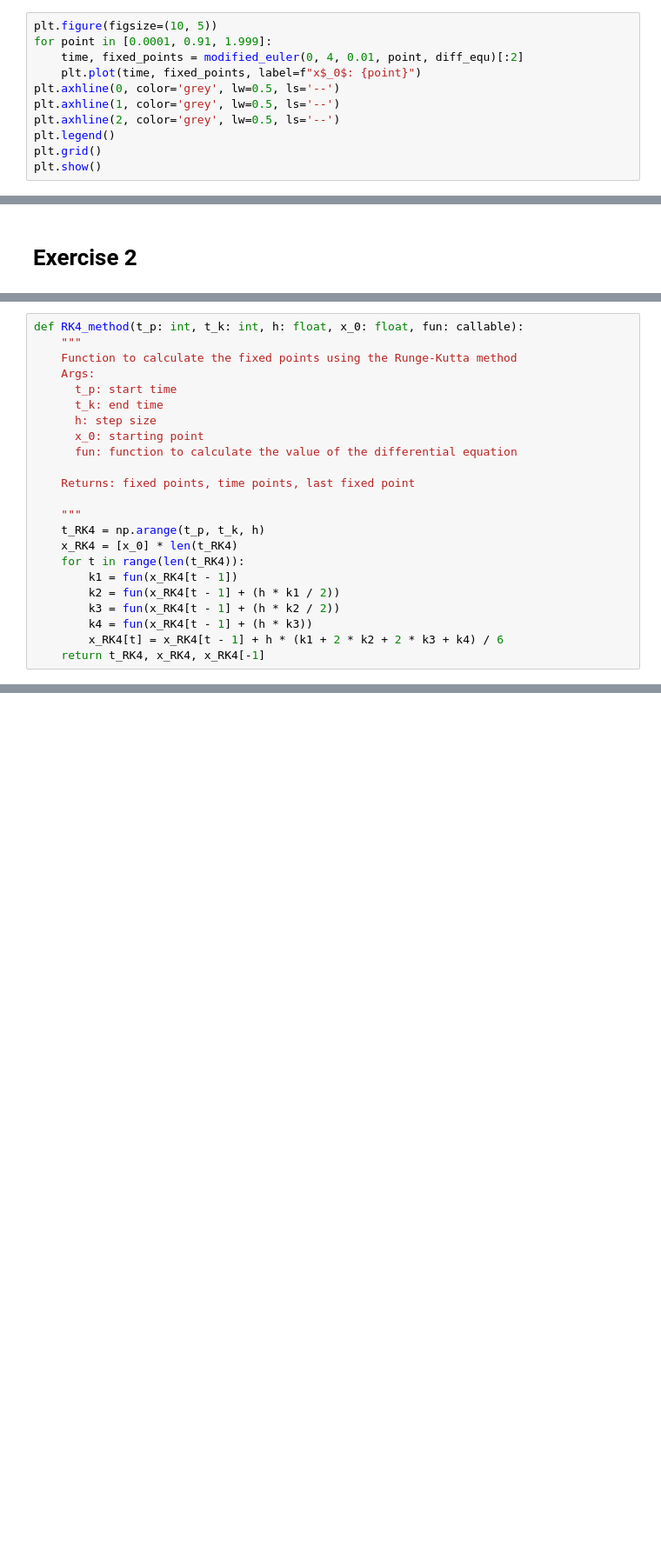
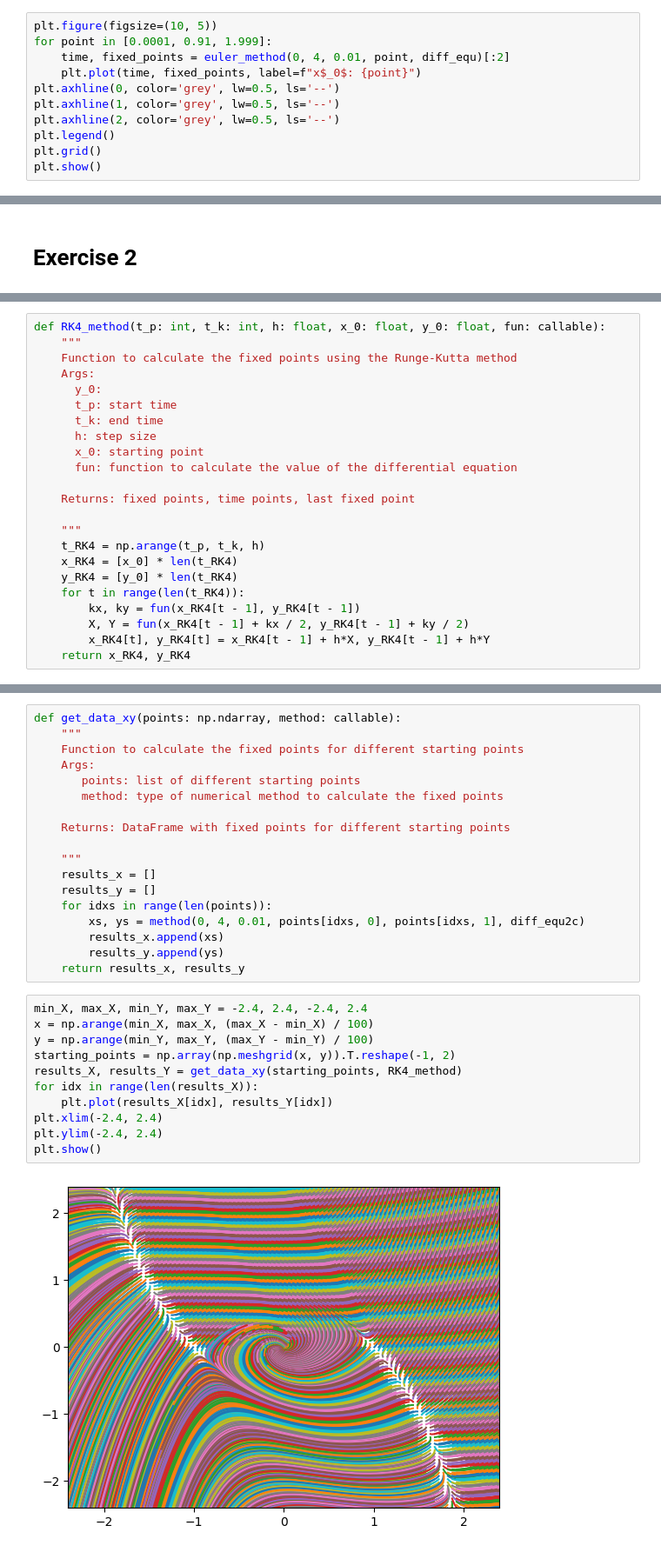
Before and after one commit to NajdekMonika/CS, a Jupyter notebook: lab1.ipynb, the cells around one changed output, grey strips where cells are left out. Shown at 87% size. Drawn from its saved outputs; the diff is of its cells as text; blank space fills up the shorter version.

```diff
--- a/lab1.ipynb
+++ b/lab1.ipynb
@@ -122,7 +84,7 @@ get_data([-0.000001, 0.991, 1.999999], modified_euler)
 # %%
 plt.figure(figsize=(10, 5))
 for point in [0.0001, 0.91, 1.999]:
-    time, fixed_points = modified_euler(0, 4, 0.01, point, diff_equ)[:2]
+    time, fixed_points = euler_method(0, 4, 0.01, point, diff_equ)[:2]
     plt.plot(time, fixed_points, label=f"x$_0$: {point}")
 plt.axhline(0, color='grey', lw=0.5, ls='--')
 plt.axhline(1, color='grey', lw=0.5, ls='--')
@@ -139,8 +124,9 @@ Stability analysis: x* = 1.0 is a stable point, x* = 0.0 and x* = 2.0 are unstab
 # %%
-def RK4_method(t_p: int, t_k: int, h: float, x_0: float, fun: callable):
+def RK4_method(t_p: int, t_k: int, h: float, x_0: float, y_0: float, fun: callable):
     """
     Function to calculate the fixed points using the Runge-Kutta method
     Args:
+      y_0:
       t_p: start time
       t_k: end time
       h: step size
@@ -152,10 +138,9 @@ def RK4_method(t_p: int, t_k: int, h: float, x_0: float, fun: callable):
     """
     t_RK4 = np.arange(t_p, t_k, h)
     x_RK4 = [x_0] * len(t_RK4)
+    y_RK4 = [y_0] * len(t_RK4)
     for t in range(len(t_RK4)):
-        k1 = fun(x_RK4[t - 1])
-        k2 = fun(x_RK4[t - 1] + (h * k1 / 2))
-        k3 = fun(x_RK4[t - 1] + (h * k2 / 2))
-        k4 = fun(x_RK4[t - 1] + (h * k3))
-        x_RK4[t] = x_RK4[t - 1] + h * (k1 + 2 * k2 + 2 * k3 + k4) / 6
-    return t_RK4, x_RK4, x_RK4[-1]
+        kx, ky = fun(x_RK4[t - 1], y_RK4[t - 1])
+        X, Y = fun(x_RK4[t - 1] + kx / 2, y_RK4[t - 1] + ky / 2)
+        x_RK4[t], y_RK4[t] = x_RK4[t - 1] + h*X, y_RK4[t - 1] + h*Y
+    return x_RK4, y_RK4
@@ -181,0 +156,31 @@ RK4_method(0, 4, 0.1, 1.4, diff_equ)[1]
+# %%
+def get_data_xy(points: np.ndarray, method: callable):
+    """
+    Function to calculate the fixed points for different starting points
+    Args:
+       points: list of different starting points
+       method: type of numerical method to calculate the fixed points
+
+    Returns: DataFrame with fixed points for different starting points
+
+    """
+    results_x = []
+    results_y = []
+    for idxs in range(len(points)):
+        xs, ys = method(0, 4, 0.01, points[idxs, 0], points[idxs, 1], diff_equ2c)
+        results_x.append(xs)
+        results_y.append(ys)
+    return results_x, results_y
+# %%
+min_X, max_X, min_Y, max_Y = -2.4, 2.4, -2.4, 2.4
+x = np.arange(min_X, max_X, (max_X - min_X) / 100)
+y = np.arange(min_Y, max_Y, (max_Y - min_Y) / 100)
+starting_points = np.array(np.meshgrid(x, y)).T.reshape(-1, 2)
+results_X, results_Y = get_data_xy(starting_points, RK4_method)
+for idx in range(len(results_X)):
+    plt.plot(results_X[idx], results_Y[idx])
+plt.xlim(-2.4, 2.4)
+plt.ylim(-2.4, 2.4)
+plt.show()
+# %% [output]
+[figure, added]
```
Also changed, not shown: parts of 8 cells of this notebook.
